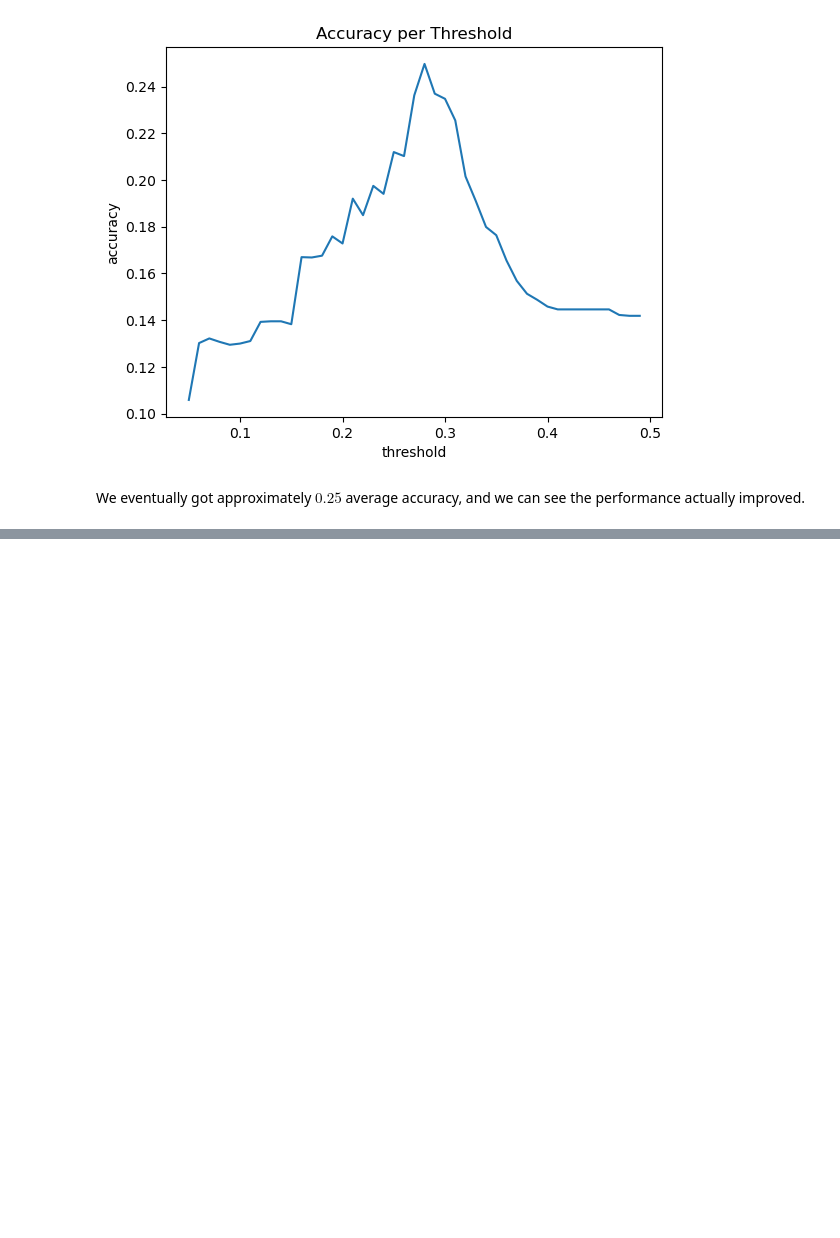
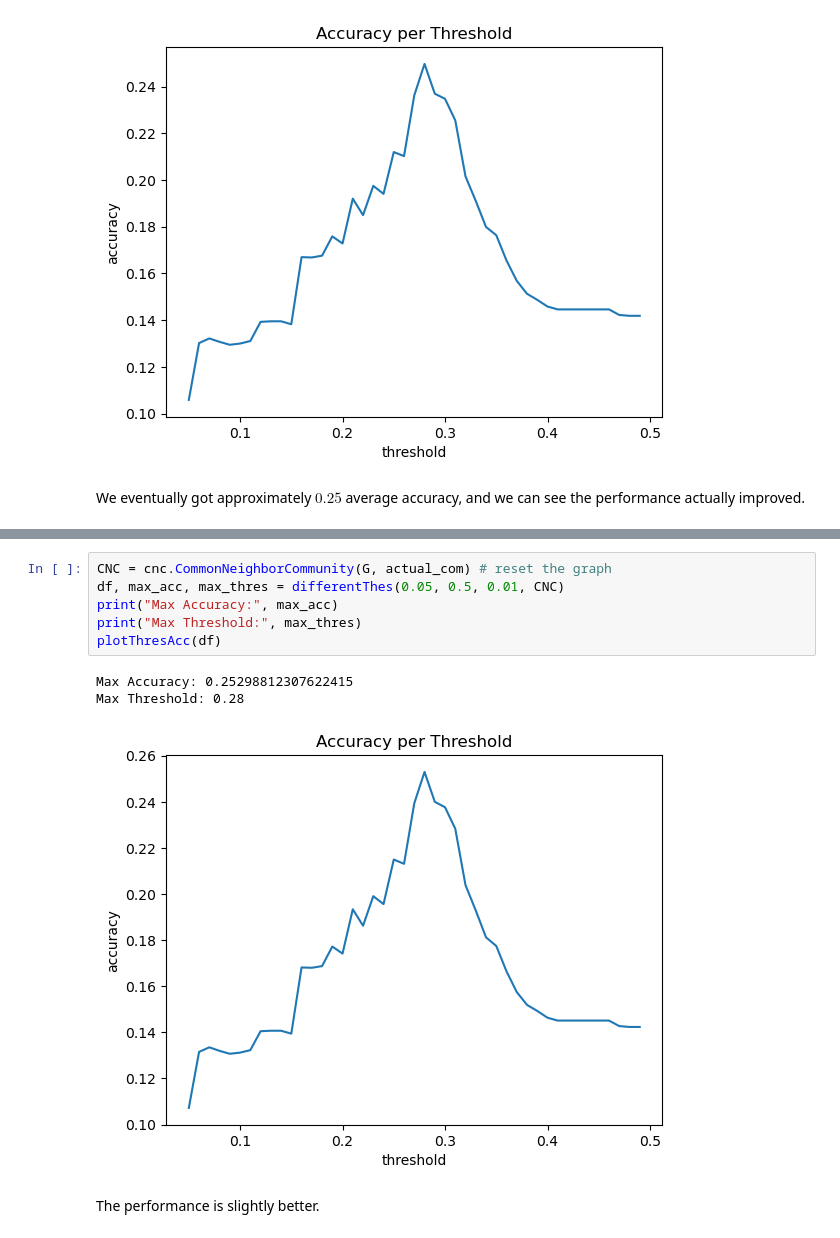
Before and after one commit to hblyx/DSC180_P1_Tom, a Jupyter notebook: notebooks/EU_Emails_Test.ipynb, the cells around one changed output, grey strips where cells are left out. Drawn from its saved outputs; the diff is of its cells as text; blank space fills up the shorter version.

```diff
--- a/notebooks/EU_Emails_Test.ipynb
+++ b/notebooks/EU_Emails_Test.ipynb
@@ -110,0 +134,12 @@ We eventually got approximately $0.25$ average accuracy, and we can see the perf
+# %%
+CNC = cnc.CommonNeighborCommunity(G, actual_com) # reset the graph
+df, max_acc, max_thres = differentThes(0.05, 0.5, 0.01, CNC)
+print("Max Accuracy:", max_acc)
+print("Max Threshold:", max_thres)
+plotThresAcc(df)
+# %% [output]
+Max Accuracy: 0.25298812307622415
+Max Threshold: 0.28
+[figure, added]
+# %% [markdown]
+The performance is slightly better.
```
Also changed, not shown: parts of 4 cells of this notebook, 5 other files.
